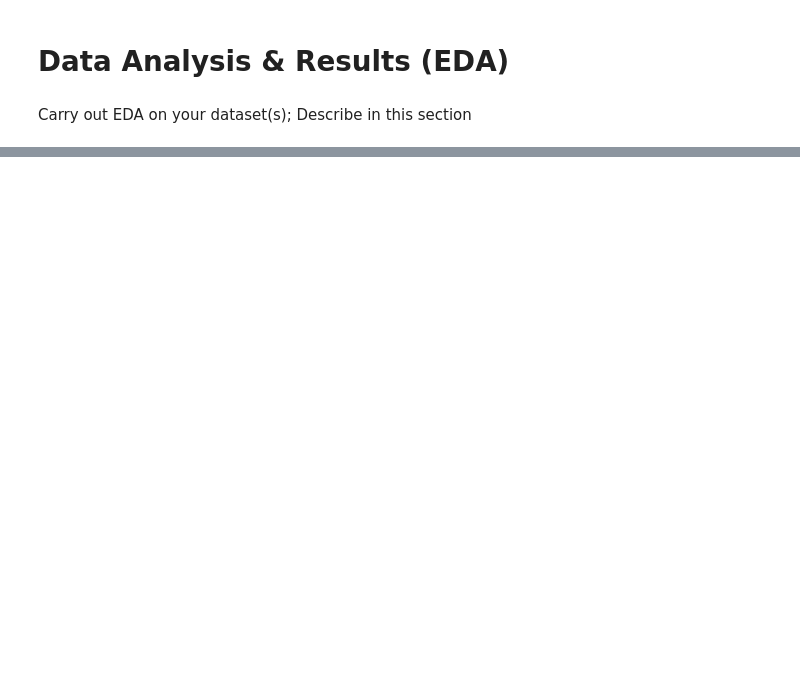
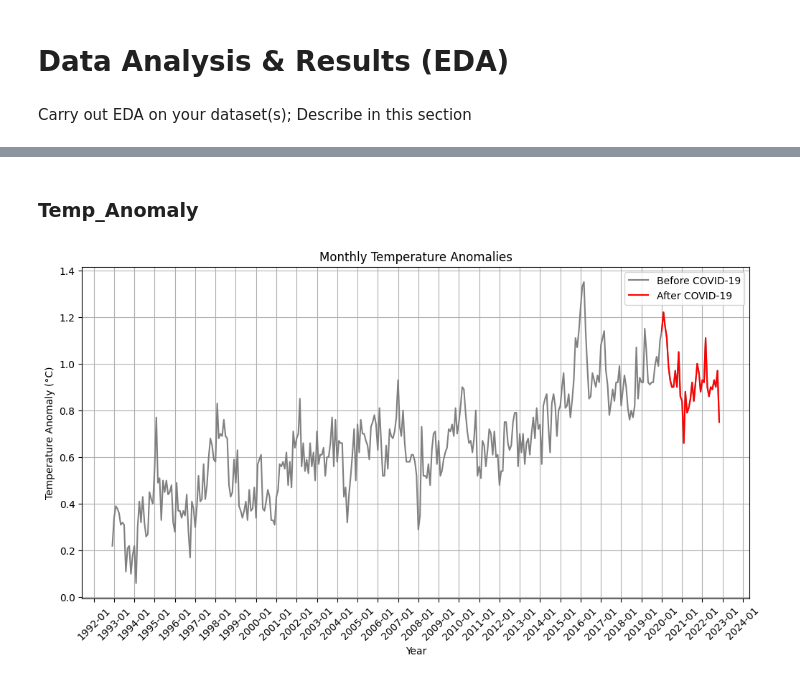
Before and after one commit to daphneyyy/COGS108_FinalProject, a Jupyter notebook: EDACheckpointGroup_Sp23_Project_Group_12.ipynb, the cells around one changed output, grey strips where cells are left out. Cells and saved outputs as stored; diff of their text form; code cells hidden in the pictures; blank space fills up the shorter version.

```diff
--- a/EDACheckpointGroup_Sp23_Project_Group_12.ipynb
+++ b/EDACheckpointGroup_Sp23_Project_Group_12.ipynb
@@ -211,0 +243,31 @@ Carry out EDA on your dataset(s); Describe in this section
+# %% [markdown]
+### Temp_Anomaly
+# %%
+# Temperature Anomly per Year
+# Create a boolean mask for dates after 2019-12-01
+mask = merged_df['Year_Month'] > pd.to_datetime('2019-12-01')
+
+plt.figure(figsize=(12, 6))
+
+# Plot all data with a lighter color
+plt.plot(merged_df['Year_Month'], merged_df['Temp_Anomaly'], label='Before COVID-19', color='gray')
+
+# Use boolean mask to plot data after 2019-12-01 with a different color
+plt.plot(merged_df['Year_Month'][mask], merged_df['Temp_Anomaly'][mask], label='After COVID-19', color='red')
+
+plt.title('Monthly Temperature Anomalies')
+plt.xlabel('Year')
+plt.ylabel('Temperature Anomaly (°C)')
+plt.legend()
+
+# Improve date formatting on x-axis
+plt.gca().xaxis.set_major_formatter(mdates.DateFormatter('%Y-%m'))
+plt.gca().xaxis.set_major_locator(mdates.YearLocator())
+
+# Rotate x-axis labels
+plt.xticks(rotation=45)
+
+plt.grid(True)
+plt.show()
+# %% [output]
+[figure, added]
```
Also changed, not shown: parts of 17 cells of this notebook.
